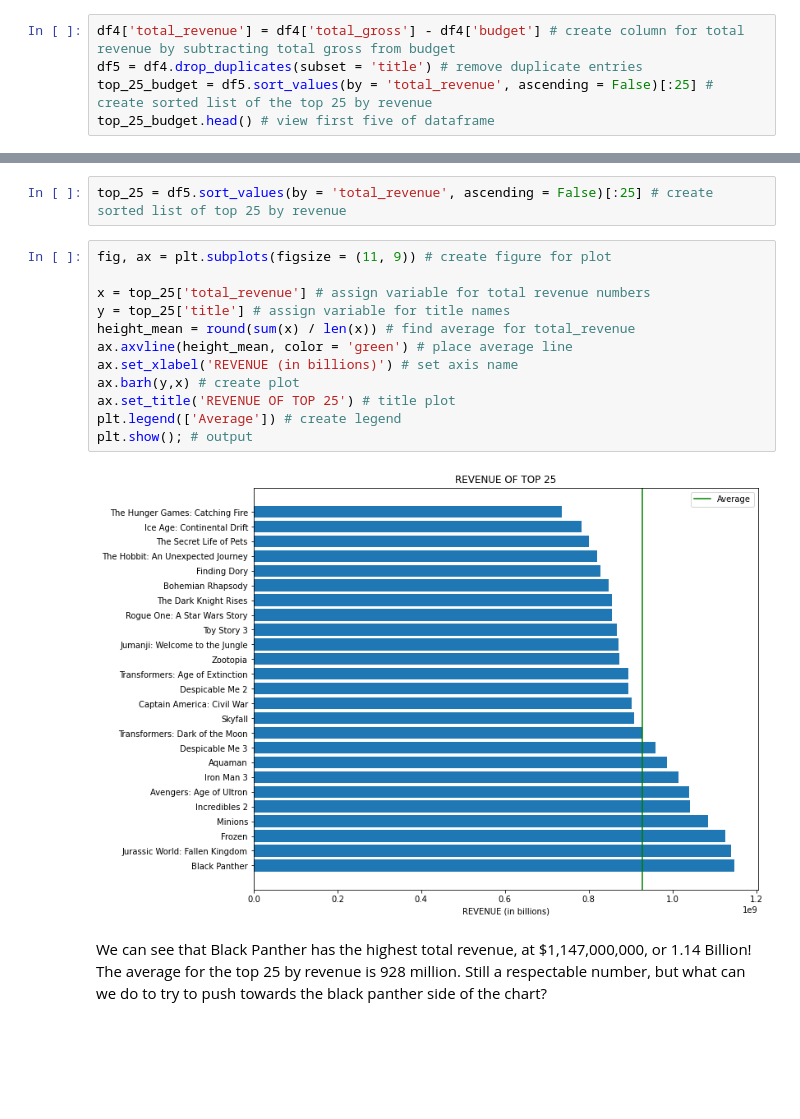
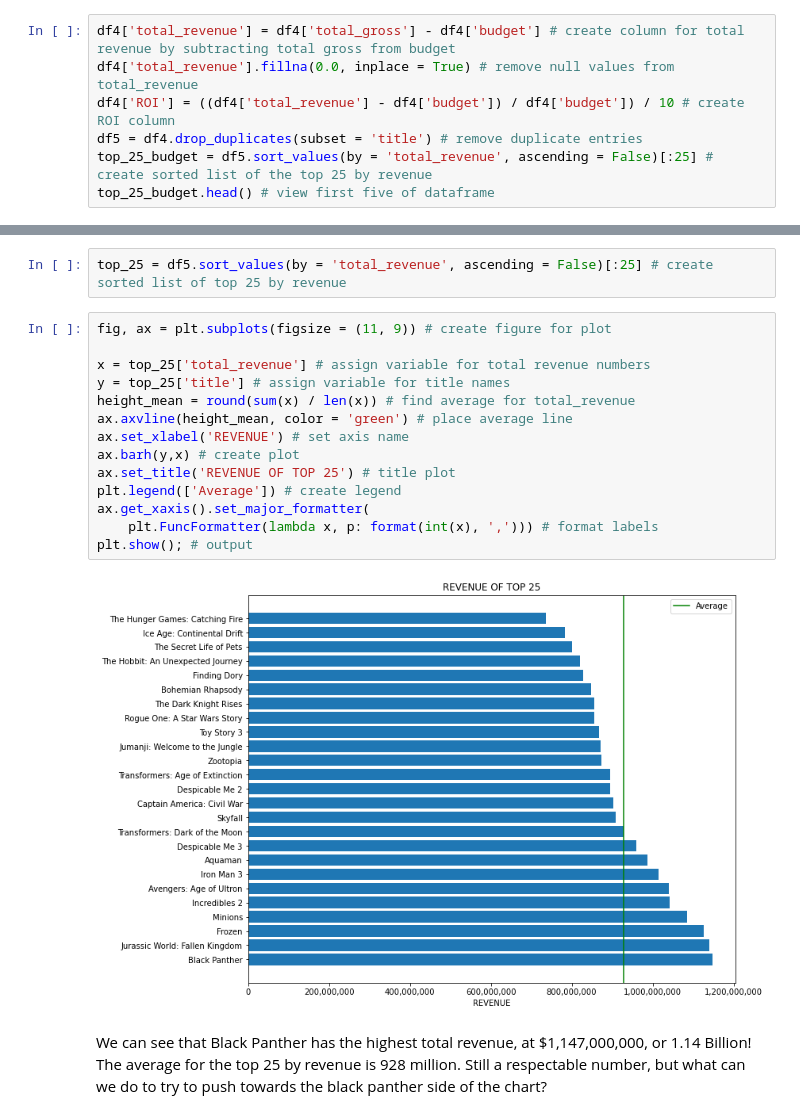
Before and after one commit to Djohnson1313/Phase_2_Project, a Jupyter notebook: Phase.2.project.notebook.ipynb, the cells around one changed output, grey strips where cells are left out. Cells and saved outputs as stored; diff of their text form; blank space fills up the shorter version.

```diff
--- a/Phase.2.project.notebook.ipynb
+++ b/Phase.2.project.notebook.ipynb
@@ -330,6 +328,8 @@ ___
 Budget is one half of the equation for total revenue, the other half being gross income. Lets look into how some popular films managed their budget and see if we can learn from them.
 # %%
 df4['total_revenue'] = df4['total_gross'] - df4['budget'] # create column for total revenue by subtracting total gross from budget
+df4['total_revenue'].fillna(0.0, inplace = True) # remove null values from total_revenue
+df4['ROI'] = ((df4['total_revenue'] - df4['budget']) / df4['budget']) / 10 # create ROI column
 df5 = df4.drop_duplicates(subset = 'title') # remove duplicate entries
 top_25_budget = df5.sort_values(by = 'total_revenue', ascending = False)[:25] # create sorted list of the top 25 by revenue
 top_25_budget.head() # view first five of dataframe
@@ -376,17 +378,19 @@ top_25 = df5.sort_values(by = 'total_revenue', ascending = False)[:25] # create
 # %%
 fig, ax = plt.subplots(figsize = (11, 9)) # create figure for plot
 
 x = top_25['total_revenue'] # assign variable for total revenue numbers
 y = top_25['title'] # assign variable for title names
 height_mean = round(sum(x) / len(x)) # find average for total_revenue
 ax.axvline(height_mean, color = 'green') # place average line
-ax.set_xlabel('REVENUE (in billions)') # set axis name
+ax.set_xlabel('REVENUE') # set axis name
 ax.barh(y,x) # create plot
 ax.set_title('REVENUE OF TOP 25') # title plot
 plt.legend(['Average']) # create legend
+ax.get_xaxis().set_major_formatter(
+    plt.FuncFormatter(lambda x, p: format(int(x), ','))) # format labels
 plt.show(); # output
 # %% [output]
-[figure, old version]
+[figure, new version]
 # %% [markdown]
 We can see that Black Panther has the highest total revenue, at $1,147,000,000, or 1.14 Billion!
 The average for the top 25 by revenue is 928 million. Still a respectable number, but what can we do to try to push towards the black panther side of the chart?
```
Also changed, not shown: parts of 24 cells of this notebook.
